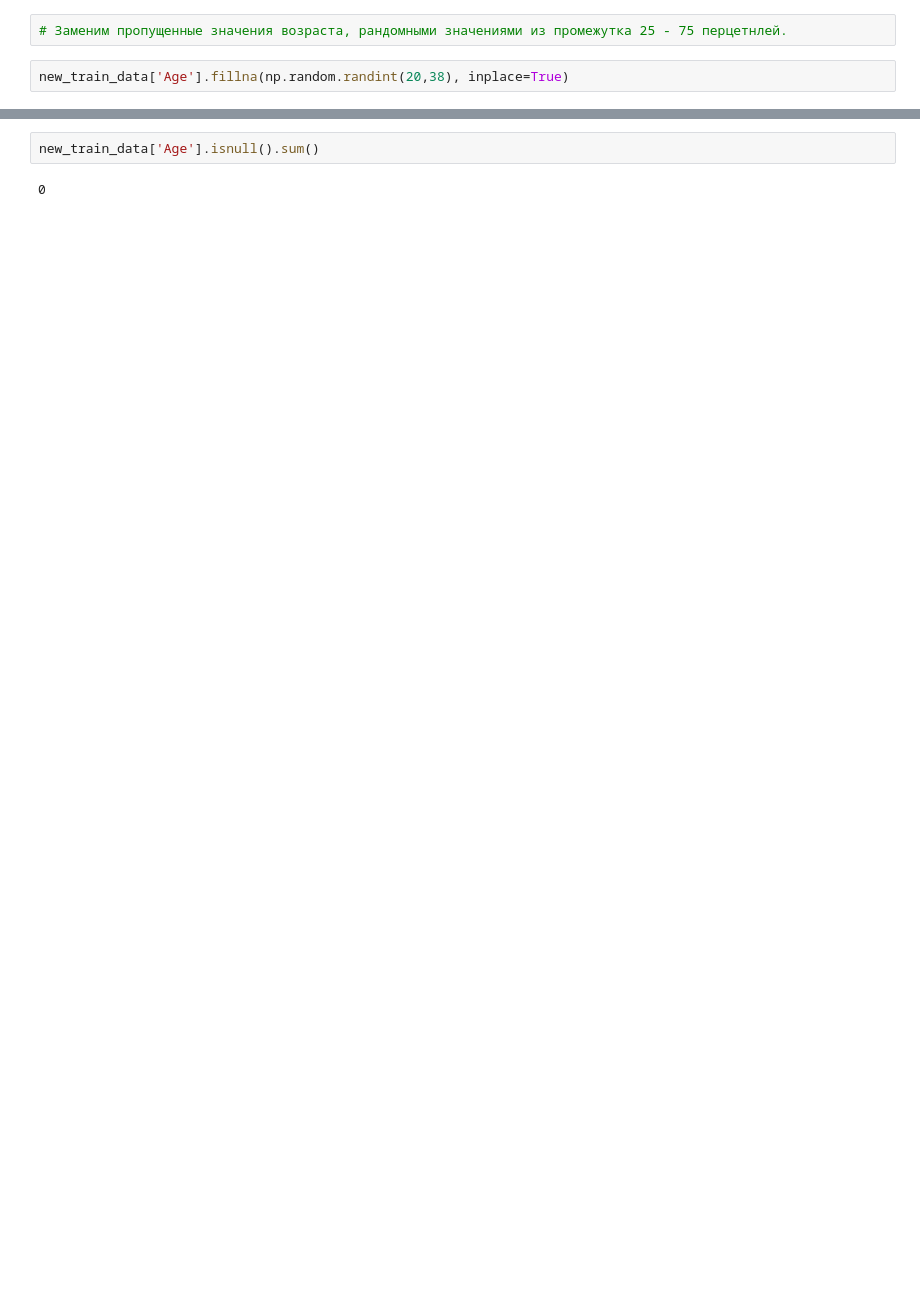
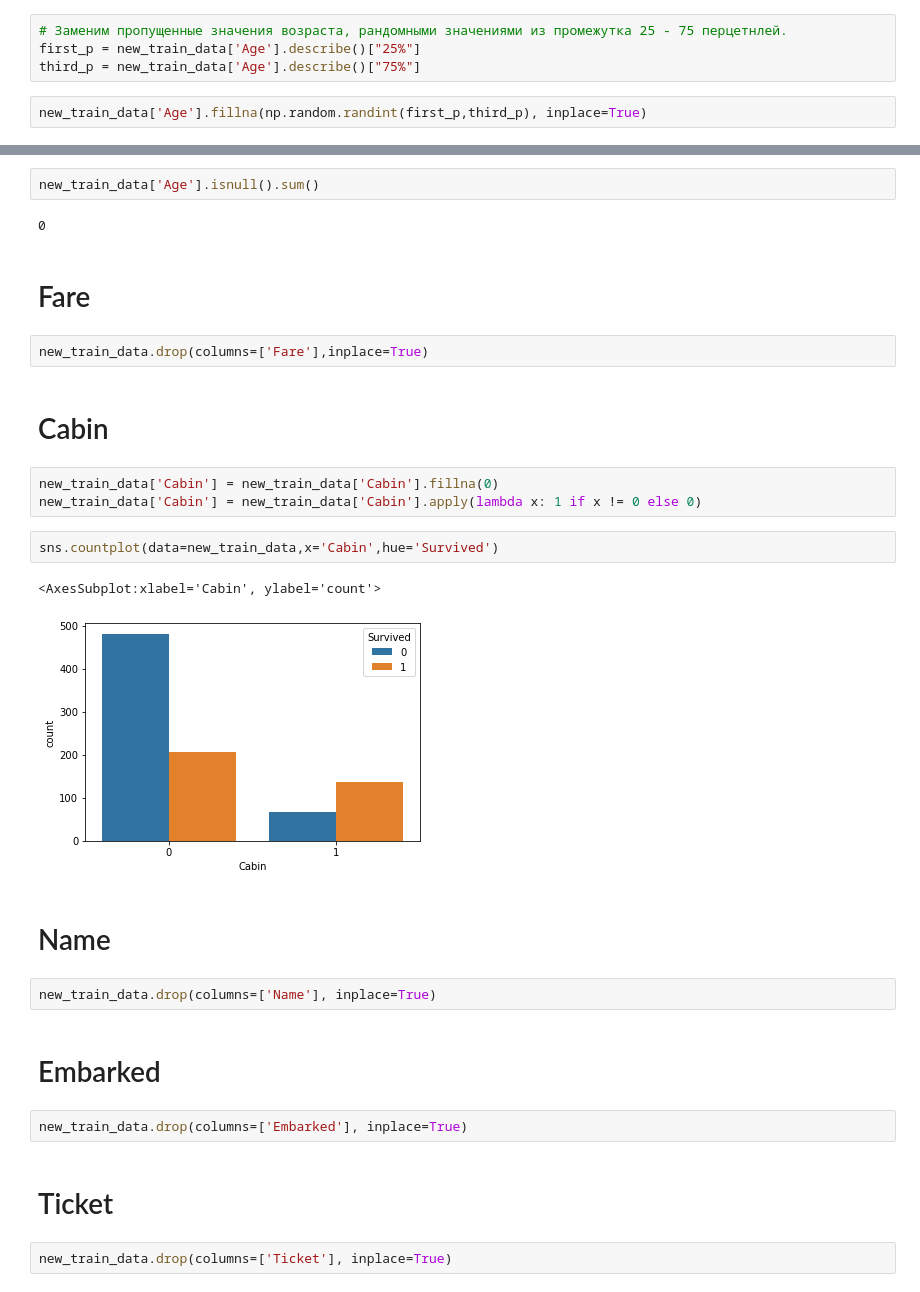
Before and after one commit to AleksandrLagutov/Portfolio, a Jupyter notebook: Titanic/Titanic.ipynb, the cells around one changed output, grey strips where cells are left out. Drawn from its saved outputs; the diff is of its cells as text; blank space fills up the shorter version.

```diff
--- a/Titanic/Titanic.ipynb
+++ b/Titanic/Titanic.ipynb
@@ -147,8 +177,10 @@ max       80.000000
 Name: Age, dtype: float64
 # %%
 # Заменим пропущенные значения возраста, рандомными значениями из промежутка 25 - 75 перцетнлей.
+first_p = new_train_data['Age'].describe()["25%"]
+third_p = new_train_data['Age'].describe()["75%"]
 # %%
-new_train_data['Age'].fillna(np.random.randint(20,38), inplace=True)
+new_train_data['Age'].fillna(np.random.randint(first_p,third_p), inplace=True)
 # %%
 new_train_data['Age'].describe()
 # %% [output]
@@ -165,3 +200,29 @@ Name: Age, dtype: float64
 new_train_data['Age'].isnull().sum()
 # %% [output]
 0
+# %% [markdown]
+# Fare
+# %%
+new_train_data.drop(columns=['Fare'],inplace=True)
+# %% [markdown]
+# Cabin
+# %%
+new_train_data['Cabin'] = new_train_data['Cabin'].fillna(0)
+new_train_data['Cabin'] = new_train_data['Cabin'].apply(lambda x: 1 if x != 0 else 0)
+# %%
+sns.countplot(data=new_train_data,x='Cabin',hue='Survived')
+# %% [output]
+<AxesSubplot:xlabel='Cabin', ylabel='count'>
+[figure, added]
+# %% [markdown]
+# Name
+# %%
+new_train_data.drop(columns=['Name'], inplace=True)
+# %% [markdown]
+# Embarked
+# %%
+new_train_data.drop(columns=['Embarked'], inplace=True)
+# %% [markdown]
+# Ticket
+# %%
+new_train_data.drop(columns=['Ticket'], inplace=True)
```
Also changed, not shown: parts of 34 cells of this notebook.
